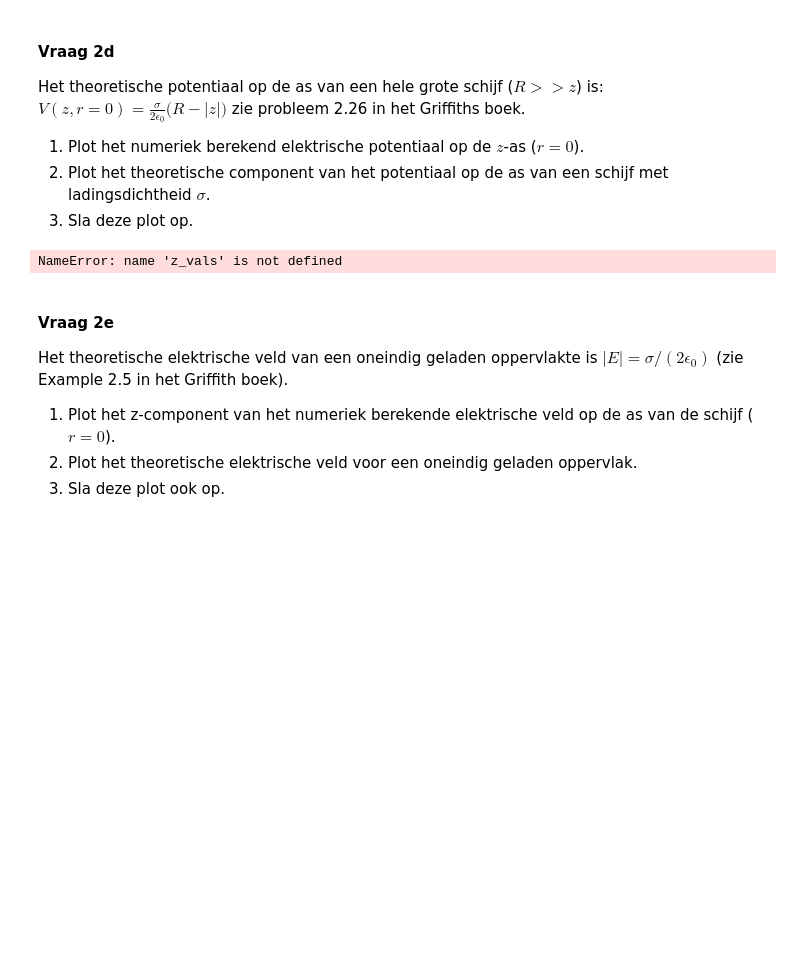
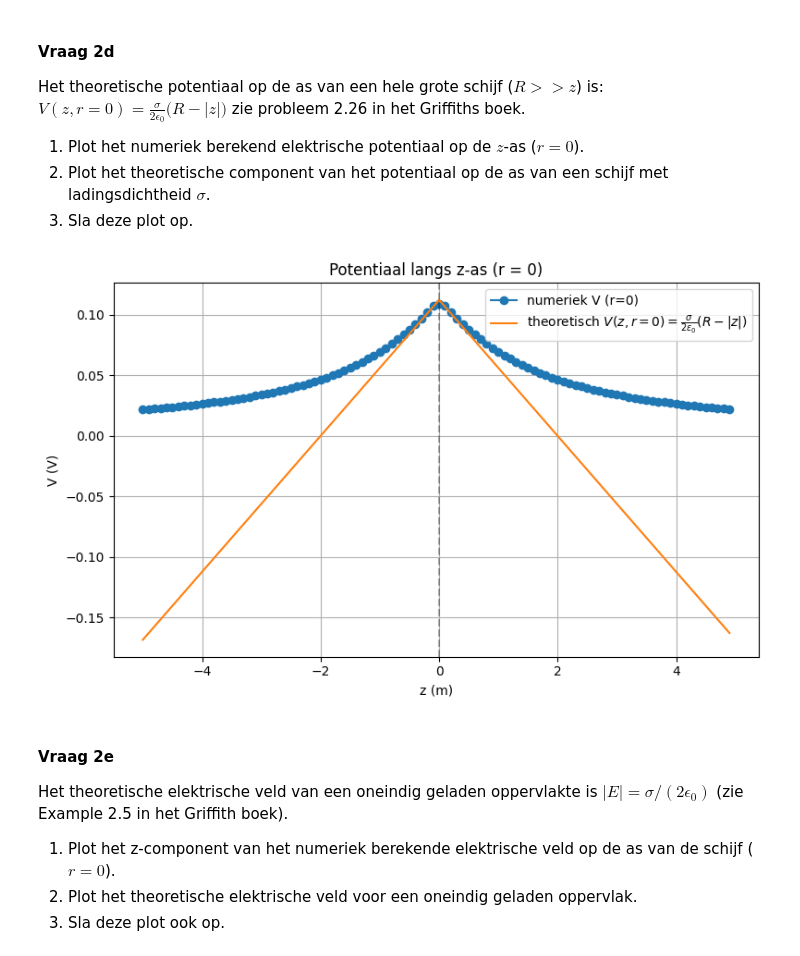
Before and after one commit to lwilt-dot/opdrachten-DEF-D, a Jupyter notebook: DigitaleOntwerpopdrachten/1CondensatorOpdracht/CondensatorOntwerpopdracht.ipynb, the cells around one changed output. Drawn from its saved outputs; the diff is of its cells as text; code cells hidden in the pictures; blank space fills up the shorter version.

Commit message:
Verandert opdracht 1,2

```diff
--- a/DigitaleOntwerpopdrachten/1CondensatorOpdracht/CondensatorOntwerpopdracht.ipynb
+++ b/DigitaleOntwerpopdrachten/1CondensatorOpdracht/CondensatorOntwerpopdracht.ipynb
@@ -329,33 +251,81 @@ zie probleem 2.26 in het Griffiths boek.
 2. Plot het theoretische component van het potentiaal op de as van een schijf met ladingsdichtheid $\sigma$.
 3. Sla deze plot op.
 # %%
-###
-###Hier jouw code###
-###
-# Numerieke en theoretische potentiaal op de z-as (r = 0)
-idx_r_zero = np.argmin(np.abs(r))  # index voor r = 0 (robust)
+# ...existing code...
+# Numeriek en theoretisch potentiaal op de z-as (r = 0)
 
-# theoretische benadering voor een zeer grote schijf (gegeven in opdracht)
-r_R = disk_radius
-V_theory = (sigma / (2 * epsilon0)) * (r_R - np.abs(z_vals))
+import numpy as np
+import matplotlib.pyplot as plt
 
-# (optioneel) zet theorie op 0 buiten region waar formule fysisch zinvol is
-# V_theory[np.abs(z_vals) > r_R] = 0.0
+# robuuste 1D axes
+r_arr = np.asarray(r).flatten()
+z_arr = np.asarray(z).flatten()
+
+# index dichtst bij r=0
+idx_r0 = int(np.argmin(np.abs(r_arr)))
+
+# robuuste extractie van V langs r≈0 (houd rekening met orientation)
+if V.ndim != 2:
+    raise RuntimeError("V heeft niet de verwachte dimensie.")
+a0, a1 = V.shape
+if (a0, a1) == (r_arr.size, z_arr.size):
+    V_on_r0 = V[idx_r0, :]
+elif (a0, a1) == (z_arr.size, r_arr.size):
+    V_on_r0 = V[:, idx_r0]
+else:
+    Vt = V.T
+    if Vt.shape == (r_arr.size, z_arr.size):
+        V_on_r0 = Vt[idx_r0, :]
+    elif Vt.shape == (z_arr.size, r_arr.size):
+        V_on_r0 = Vt[:, idx_r0]
+    else:
+        # probeer centrale slice als arrays iets groter zijn
+        def center_slice(arr, t0, t1):
+            s0, s1 = arr.shape
+            i0 = max(0, (s0 - t0) // 2)
+            j0 = max(0, (s1 - t1) // 2)
+            return arr[i0:i0+t0, j0:j0+t1]
+        if a0 >= r_arr.size and a1 >= z_arr.size:
+            V2 = center_slice(V, r_arr.size, z_arr.size)
+            V_on_r0 = V2[idx_r0, :]
+        elif Vt.shape[0] >= r_arr.size and Vt.shape[1] >= z_arr.size:
+            V2 = center_slice(Vt, r_arr.size, z_arr.size)
+            V_on_r0 = V2[idx_r0, :]
+        else:
+            raise RuntimeError(f"Onverwachte shape van V: {V.shape}")
+
+# zet namen zodat andere cellen consistent blijven
+z_vals = z_arr.copy()
+V_vals_z = np.asarray(V_on_r0).flatten()
+
+# bepaal sigma indien nodig
+try:
+    sigma  # zie of sigma al bestaat
+except NameError:
+    try:
+        sigma = number_point_charges_on_disk * charge_one_point / (np.pi * disk_radius**2)
+    except Exception:
+        raise RuntimeError("sigma niet gevonden en kan niet afgeleid worden; run eerdere cellen (2b/2c).")
+
+# theoretische benadering voor R >> z
+R = disk_radius
+V_theory = (sigma / (2 * epsilon0)) * (R - np.abs(z_vals))
 
 plt.figure(figsize=(8,5))
 plt.plot(z_vals, V_vals_z, 'o-', label='numeriek V (r=0)')
-plt.plot(z_vals, V_theory, '-', label=r'theoretisch $V(z,r=0)=\frac{\sigma}{2\epsilon_0}(R-|z|)$')
+plt.plot(z_vals, V_theory, '-', label=r"theoretisch $V(z,r=0)=\frac{\sigma}{2\epsilon_0}(R-|z|)$")
 plt.axvline(0, color='k', linestyle='--', alpha=0.3)
-plt.axhline(0, color='k', linestyle=':', alpha=0.3)
 plt.xlabel('z (m)')
 plt.ylabel('V (V)')
 plt.title('Potentiaal langs z-as (r = 0)')
 plt.legend()
 plt.grid(True)
 plt.tight_layout()
 plt.savefig('figures/mijn_plot1.png', dpi=200, bbox_inches='tight')
+plt.show()
+# ...existing code...
 # %% [output]
-NameError: name 'z_vals' is not defined
+[figure, added]
 # %% [markdown]
 #### Vraag 2e
 
```
Also changed, not shown: parts of 6 cells of this notebook.
